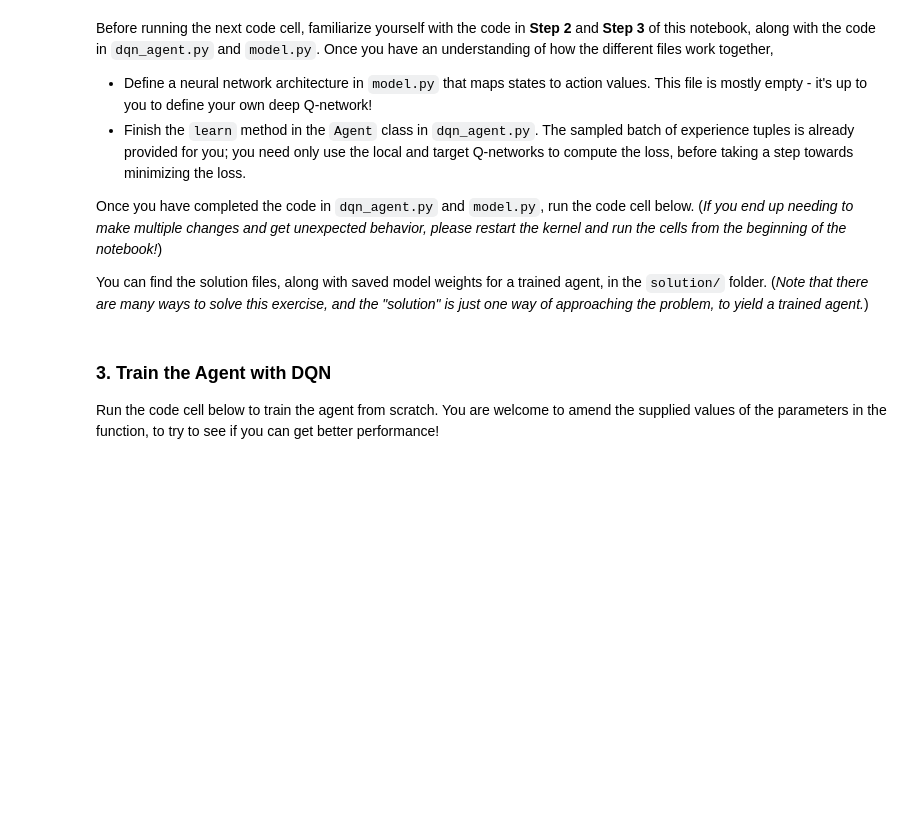
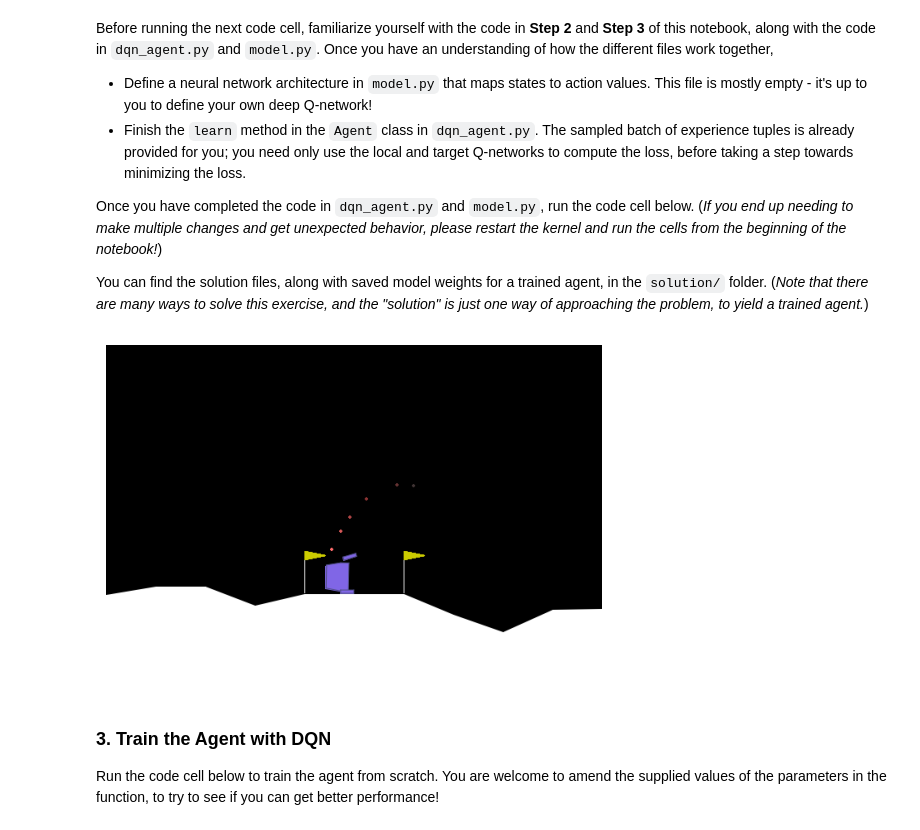
Before and after one commit to armhzjz/deep-reinforcement-learning, a Jupyter notebook: dqn/exercise/Deep_Q_Network.ipynb, the cells around one changed output. Saved outputs shown, nothing was run; the diff lists cells and outputs as text; code cells hidden in the pictures; blank space fills up the shorter version.

```diff
--- a/dqn/exercise/Deep_Q_Network.ipynb
+++ b/dqn/exercise/Deep_Q_Network.ipynb
@@ -19,7 +50,6 @@ ModuleNotFoundError: No module named 'torch'
 
 Initialize the environment in the code cell below.
 # %%
-env = gym.make('LunarLander-v2')
-env.seed(0)
+env = gym.make('LunarLander-v2', render_mode='rgb_array')
 print('State shape: ', env.observation_space.shape)
 print('Number of actions: ', env.action_space.n)
@@ -34,18 +67,24 @@ You can find the solution files, along with saved model weights for a trained ag
 # %%
 from dqn_agent import Agent
 
 agent = Agent(state_size=8, action_size=4, seed=0)
 
 # watch an untrained agent
-state = env.reset()
+state = env.reset()[0]
+img = plt.imshow(env.render())
 for j in range(200):
     action = agent.act(state)
-    env.render()
-    state, reward, done, _ = env.step(action)
+    img.set_data(env.render())
+    plt.axis('off')
+    display.display(plt.gcf())
+    display.clear_output(wait=True)
+    state, reward, done, _, __ = env.step(action)
     if done:
         break
 
 env.close()
+# %% [output]
+[figure, added]
 # %% [markdown]
 ### 3. Train the Agent with DQN
 
```
Also changed, not shown: parts of 7 cells of this notebook, 2 other files.
